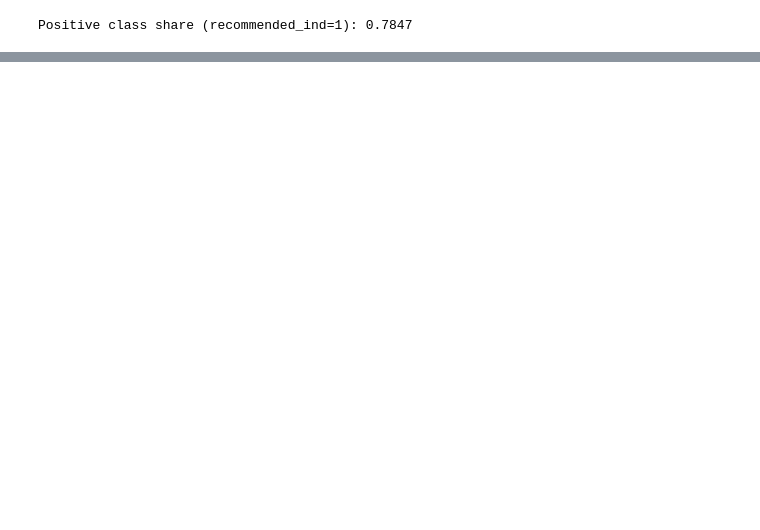
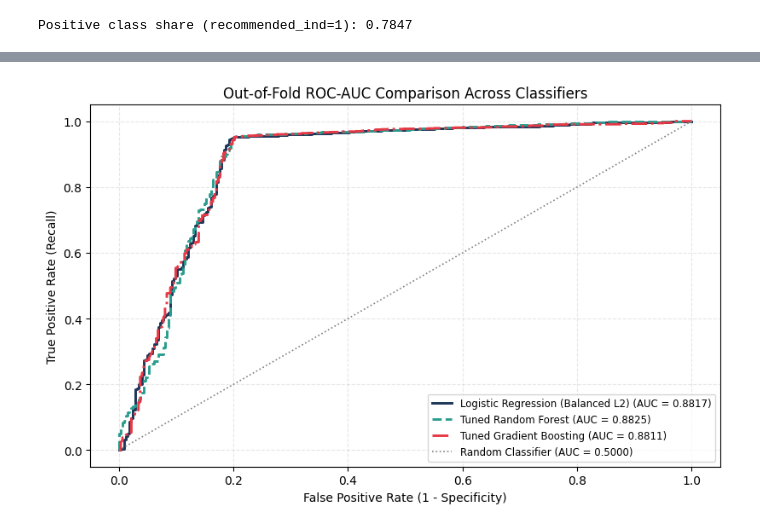
Before and after one commit to bhagyashrithombre/womensclothing, a Jupyter notebook: womens_clothing_pipeline.ipynb, the cells around one changed output, grey strips where cells are left out. Drawn from its saved outputs; the diff is of its cells as text; code cells hidden in the pictures; blank space fills up the shorter version.

```diff
--- a/womens_clothing_pipeline.ipynb
+++ b/womens_clothing_pipeline.ipynb
@@ -1430,0 +1517,27 @@ division_name_General Petite       0.087806    1.091777         False
+# %%
+lr_prob_oof = cross_val_predict(pipe_eval, X_lr, y_lr, cv=skf_lr, method='predict_proba')[:, 1]
+rf_prob_oof = cross_val_predict(grid_search.best_estimator_, X_tune, y_tune, cv=skf_lr, method='predict_proba')[:, 1]
+gb_prob_oof = cross_val_predict(random_search.best_estimator_, X_tune, y_tune, cv=skf_lr, method='predict_proba')[:, 1]
+
+fig, ax = plt.subplots(figsize=(8.2, 5.2))
+
+for label, probs, color, style in [
+    ('Logistic Regression (Balanced L2)', lr_prob_oof, '#1D3557', '-'),
+    ('Tuned Random Forest', rf_prob_oof, '#2A9D8F', '--'),
+    ('Tuned Gradient Boosting', gb_prob_oof, '#E63946', '-.'),
+]:
+    fpr_m, tpr_m, _ = roc_curve(y_lr, probs)
+    auc_m = roc_auc_score(y_lr, probs)
+    ax.plot(fpr_m, tpr_m, color=color, linestyle=style, linewidth=2.1, label=f'{label} (AUC = {auc_m:.4f})')
+
+ax.plot([0, 1], [0, 1], linestyle=':', color='gray', linewidth=1.2, label='Random Classifier (AUC = 0.5000)')
+ax.set_title('Out-of-Fold ROC-AUC Comparison Across Classifiers')
+ax.set_xlabel('False Positive Rate (1 - Specificity)')
+ax.set_ylabel('True Positive Rate (Recall)')
+ax.legend(loc='lower right', fontsize=8.5)
+ax.grid(True, linestyle='--', alpha=0.3)
+
+plt.tight_layout()
+plt.show()
+# %% [output]
+[figure, added]
```
Also changed, not shown: parts of 14 cells of this notebook.
